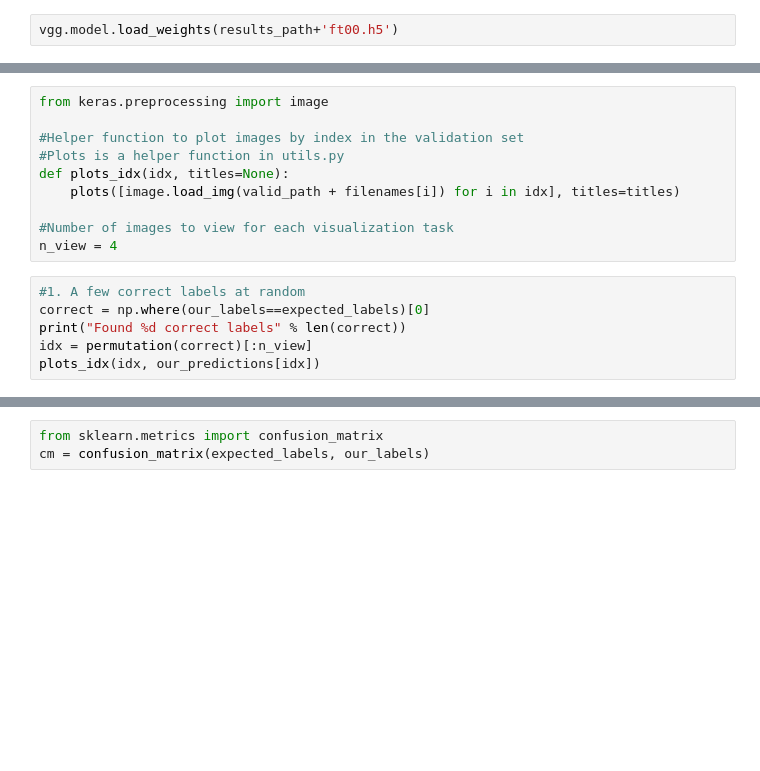
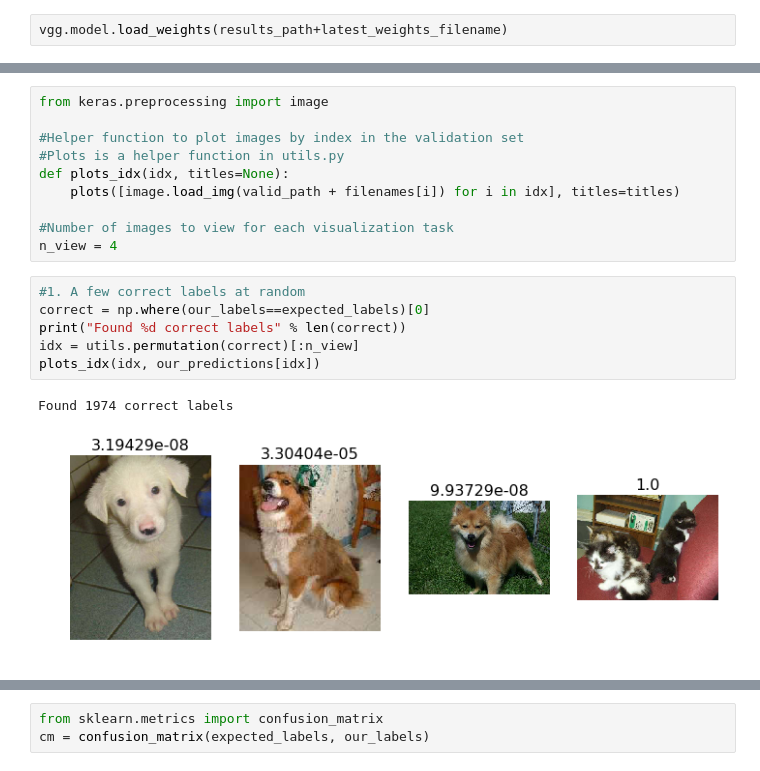
Before and after one commit to igabba/fast.ai, a Jupyter notebook: lesson1-kaggle.ipynb, the cells around one changed output, grey strips where cells are left out. Saved outputs shown, nothing was run; the diff lists cells and outputs as text; blank space fills up the shorter version.

```diff
--- a/lesson1-kaggle.ipynb
+++ b/lesson1-kaggle.ipynb
@@ -108,7 +118,7 @@ Image.open(test_path + filenames[2])
 utils.save_array(results_path + 'test_preds.dat', preds)
 utils.save_array(results_path + 'filenames.dat', filenames)
 # %%
-vgg.model.load_weights(results_path+'ft00.h5')
+vgg.model.load_weights(results_path+latest_weights_filename)
 # %%
 val_batches, probs = vgg.test(valid_path, batch_size = batch_size)
 # %% [output]
@@ -133,9 +143,12 @@ n_view = 4
 # %%
 #1. A few correct labels at random
 correct = np.where(our_labels==expected_labels)[0]
 print("Found %d correct labels" % len(correct))
-idx = permutation(correct)[:n_view]
+idx = utils.permutation(correct)[:n_view]
 plots_idx(idx, our_predictions[idx])
+# %% [output]
+Found 1974 correct labels
+[figure, added]
 # %%
 #2. A few incorrect labels at random
 incorrect = np.where(our_labels!=expected_labels)[0]
```
Also changed, not shown: parts of 21 cells of this notebook.
